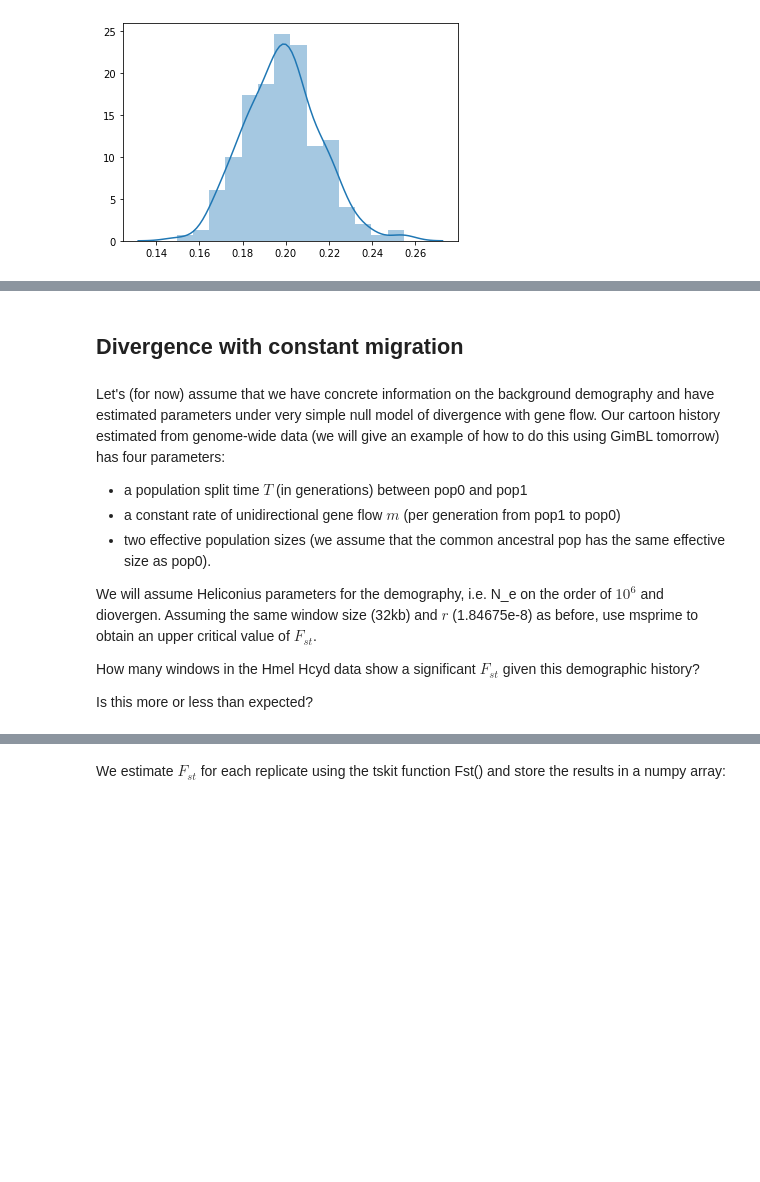
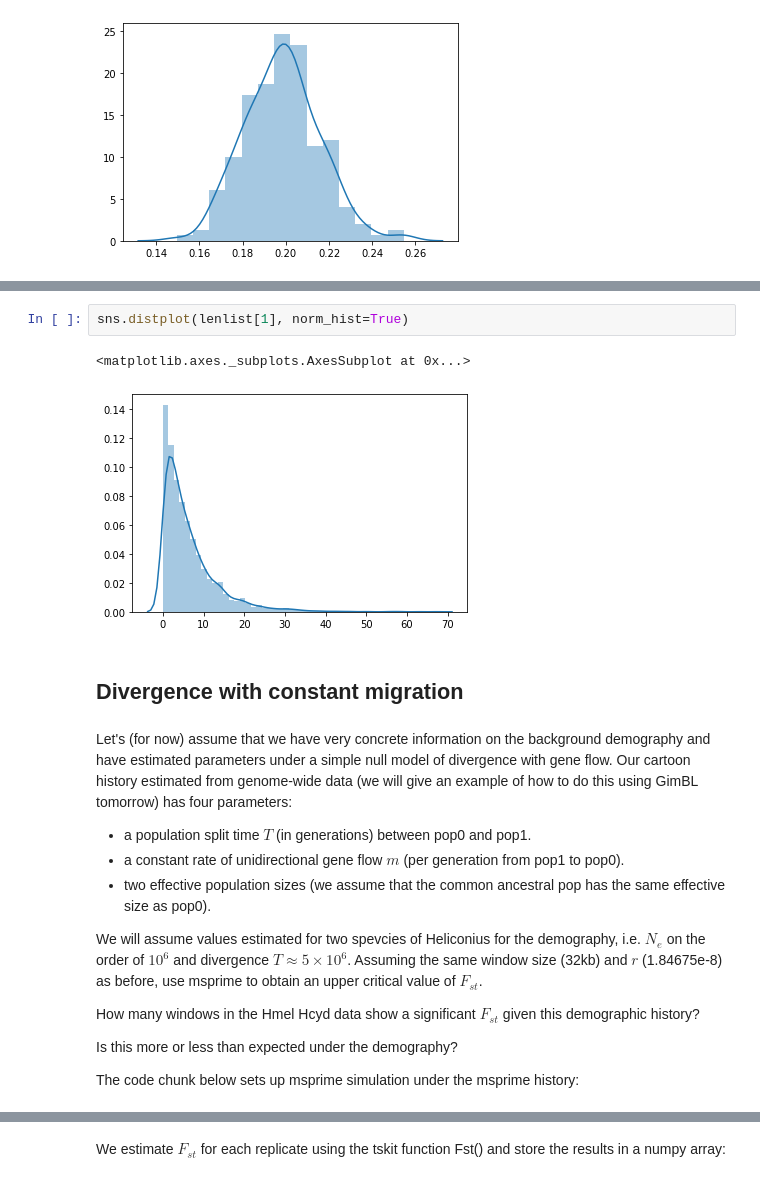
Before and after one commit to DRL/SMBE-SGE-2019, a Jupyter notebook: Session_2/Fst_short_chuncks/simulating_windowise_Fst_KL .ipynb, the cells around one changed output, grey strips where cells are left out. Cells and saved outputs as stored; diff of their text form; blank space fills up the shorter version.

```diff
--- a/Session_2/Fst_short_chuncks/simulating_windowise_Fst_KL .ipynb
+++ b/Session_2/Fst_short_chuncks/simulating_windowise_Fst_KL .ipynb
@@ -120,16 +141,23 @@ sns.distplot(fstSims, label='Fst in 32kb wins, n=20', norm_hist=True)
+# %%
+sns.distplot(lenlist[1], norm_hist=True)
+# %% [output]
+<matplotlib.axes._subplots.AxesSubplot at 0x...>
+[figure, added]
 # %% [markdown]
 ## Divergence with constant migration
 # %% [markdown]
-Let's (for now) assume that we have concrete information on the background demography and have estimated parameters under very simple null model of divergence with gene flow. Our cartoon history estimated from genome-wide data (we will give an example of how to do this using GimBL tomorrow) has four parameters:
+Let's (for now) assume that we have very concrete information on the background demography and have estimated parameters under a simple null model of divergence with gene flow. Our cartoon history estimated from genome-wide data (we will give an example of how to do this using GimBL tomorrow) has four parameters:
 
-- a population split time $T$ (in generations) between pop0 and pop1
-- a constant rate of unidirectional gene flow $m$ (per generation from pop1 to pop0)
+- a population split time $T$ (in generations) between pop0 and pop1.
+- a constant rate of unidirectional gene flow $m$ (per generation from pop1 to pop0).
 - two effective population sizes (we assume that the common ancestral pop has the same effective size as pop0).
 
-We will assume Heliconius parameters for the demography, i.e. N_e on the order of $10^6$ and diovergen. Assuming the same window size (32kb) and $r$ (1.84675e-8) as before, use msprime to obtain an upper critical value of $F_{st}$.
+We will assume values estimated for two spevcies of Heliconius for the demography, i.e. $N_e$ on the order of $10^6$ and divergence $T \approx 5 \times 10^6$. Assuming the same window size (32kb) and $r$ (1.84675e-8) as before, use msprime to obtain an upper critical value of $F_{st}$.
 
 How many windows in the Hmel Hcyd data show a significant $F_{st}$ given this demographic history?
 
-Is this more or less than expected?
+Is this more or less than expected under the demography?
+
+The  code chunk below sets up msprime simulation under the msprime history:
 # %%
 #number of samples (2Xof diploid individuals) per deme:
```
Also changed, not shown: parts of 37 cells of this notebook.
